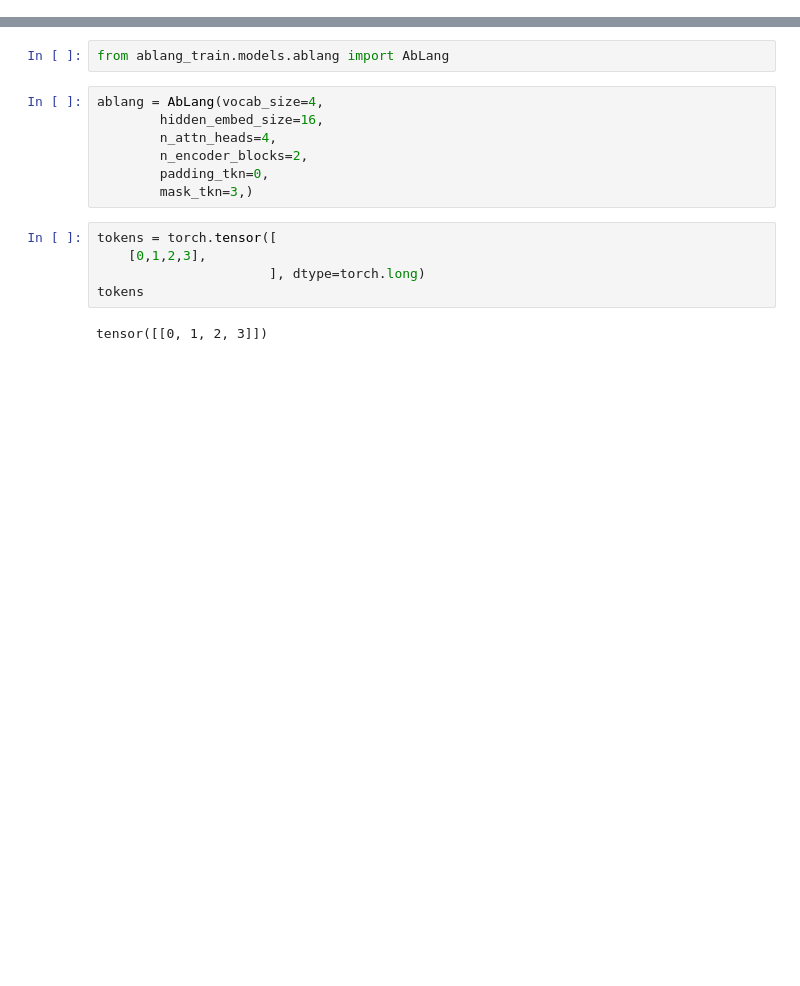
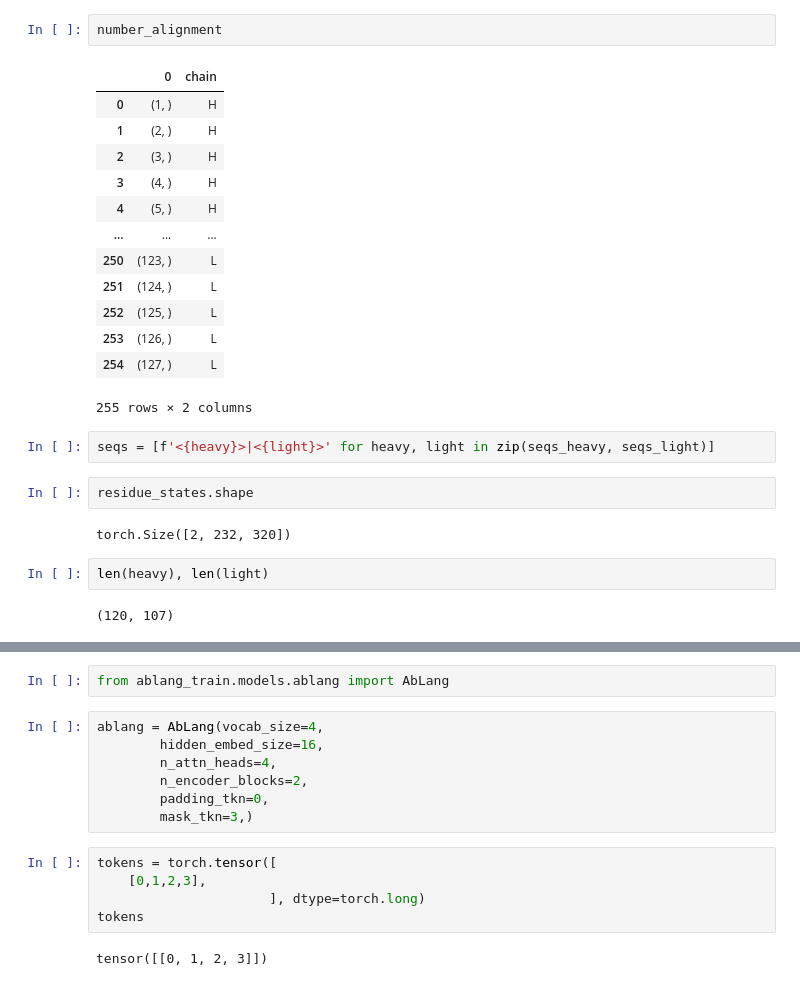
Before and after one commit to MattBeton/AbLang, a Jupyter notebook: notebooks/explore.ipynb, the cells around one changed output, grey strips where cells are left out. Saved outputs shown, nothing was run; the diff lists cells and outputs as text; blank space fills up the shorter version.

```diff
--- a/notebooks/explore.ipynb
+++ b/notebooks/explore.ipynb
@@ -21,0 +279,26 @@ ablang
+# %%
+number_alignment
+# %% [output]
+|  | 0 | chain |
+| 0 | (1, ) | H |
+| 1 | (2, ) | H |
+| 2 | (3, ) | H |
+| 3 | (4, ) | H |
+| 4 | (5, ) | H |
+| ... | ... | ... |
+| 250 | (123, ) | L |
+| 251 | (124, ) | L |
+| 252 | (125, ) | L |
+| 253 | (126, ) | L |
+| 254 | (127, ) | L |
+255 rows × 2 columns
+# %%
+seqs = [f'<{heavy}>|<{light}>' for heavy, light in zip(seqs_heavy, seqs_light)]
+# %%
+residue_states.shape
+# %% [output]
+torch.Size([2, 232, 320])
+# %%
+len(heavy), len(light)
+# %% [output]
+(120, 107)
```
Also changed, not shown: parts of 41 cells of this notebook, 7 other files.
